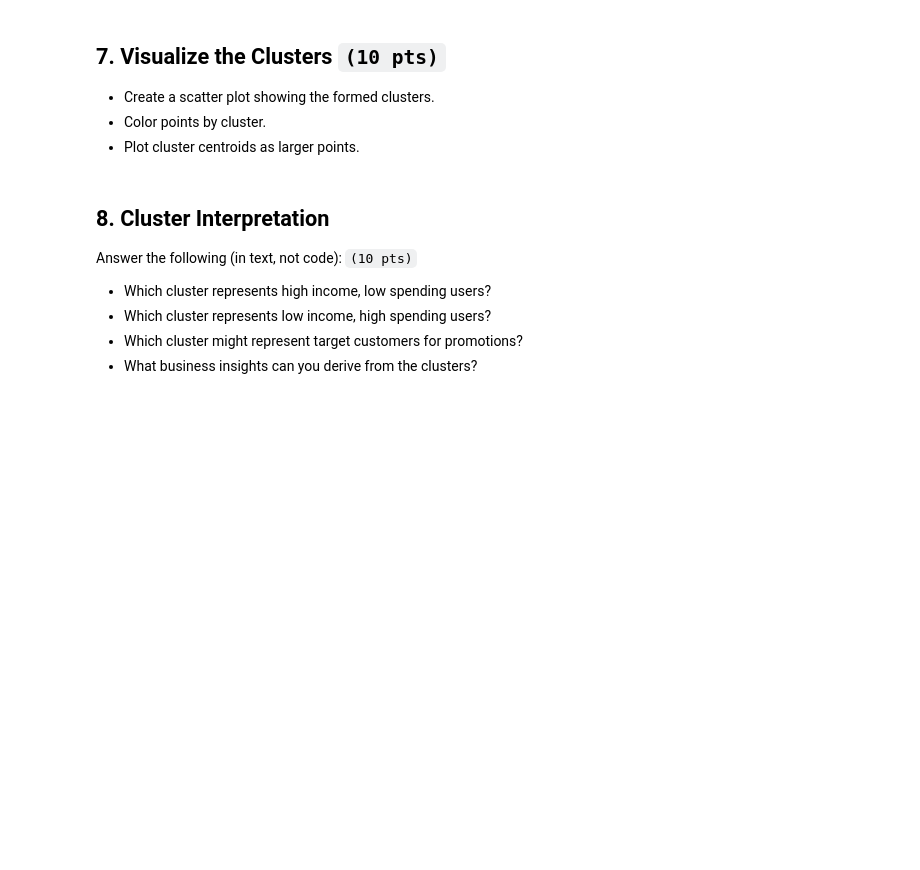
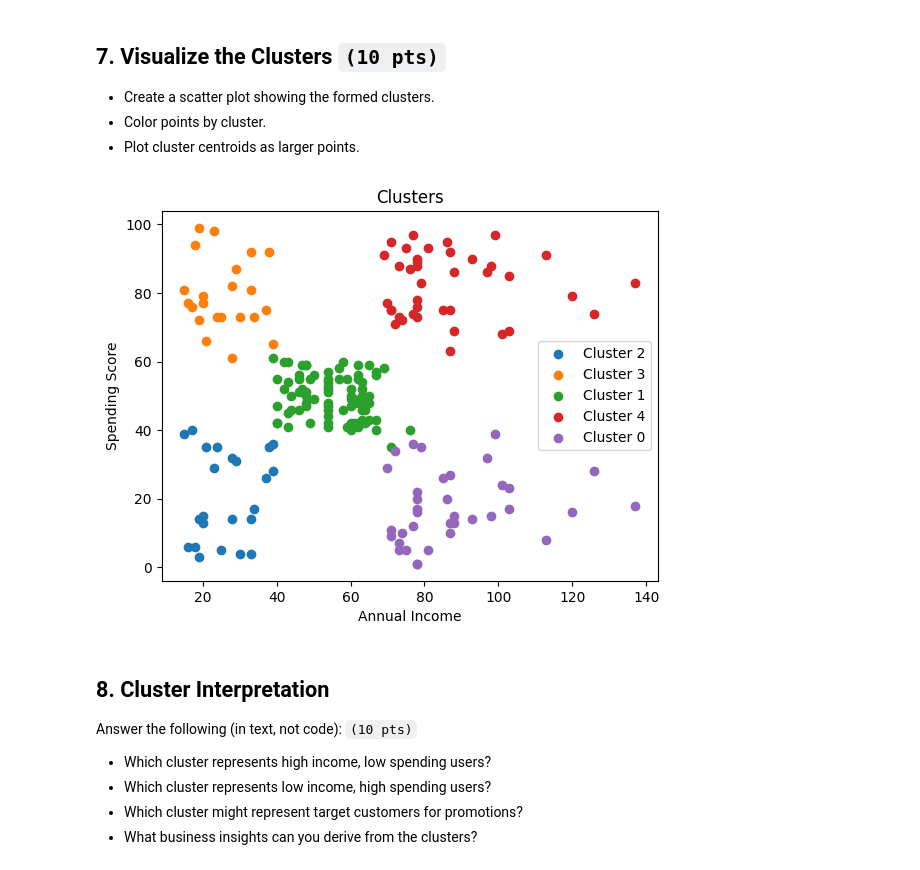
Before and after one commit to leonnmarcoo/CCADMACL_EXERCISES_COM232, a Jupyter notebook: Exercise 1B.ipynb, the cells around one changed output. Saved outputs shown, nothing was run; the diff lists cells and outputs as text; code cells hidden in the pictures; blank space fills up the shorter version.

```diff
--- a/Exercise 1B.ipynb
+++ b/Exercise 1B.ipynb
@@ -83,0 +158,10 @@ Display the first 10 rows. `(5 pts)`
+# %%
+cluster_Kmeans = KMeans(n_clusters=5)
+model_kmeans = cluster_Kmeans.fit(new_df)
+pred_kmeans = model_kmeans.labels_
+print(pred_kmeans)
+
+unique, counts = np.unique(pred_kmeans, return_counts=True)
+dict(zip(unique, counts))
+new_df['cluster'] = pred_kmeans
+new_df.head(10)
@@ -92,3 +197,17 @@ Display the first 10 rows. `(5 pts)`
+# %%
+unique_clusters = new_df['cluster'].unique()
+
+for cluster_label in unique_clusters:
+    cluster_data = new_df[new_df['cluster'] == cluster_label]
+    plt.scatter(cluster_data['AnnualIncome'], cluster_data['SpendingScore'], label=f'Cluster {cluster_label}')
+
+plt.xlabel('Annual Income')
+plt.ylabel('Spending Score')
+plt.title('Clusters')
+plt.legend()
+plt.show()
+# %% [output]
+[figure, added]
 # %% [markdown]
 ## 8. Cluster Interpretation
 
```
Also changed, not shown: parts of 30 cells of this notebook.
